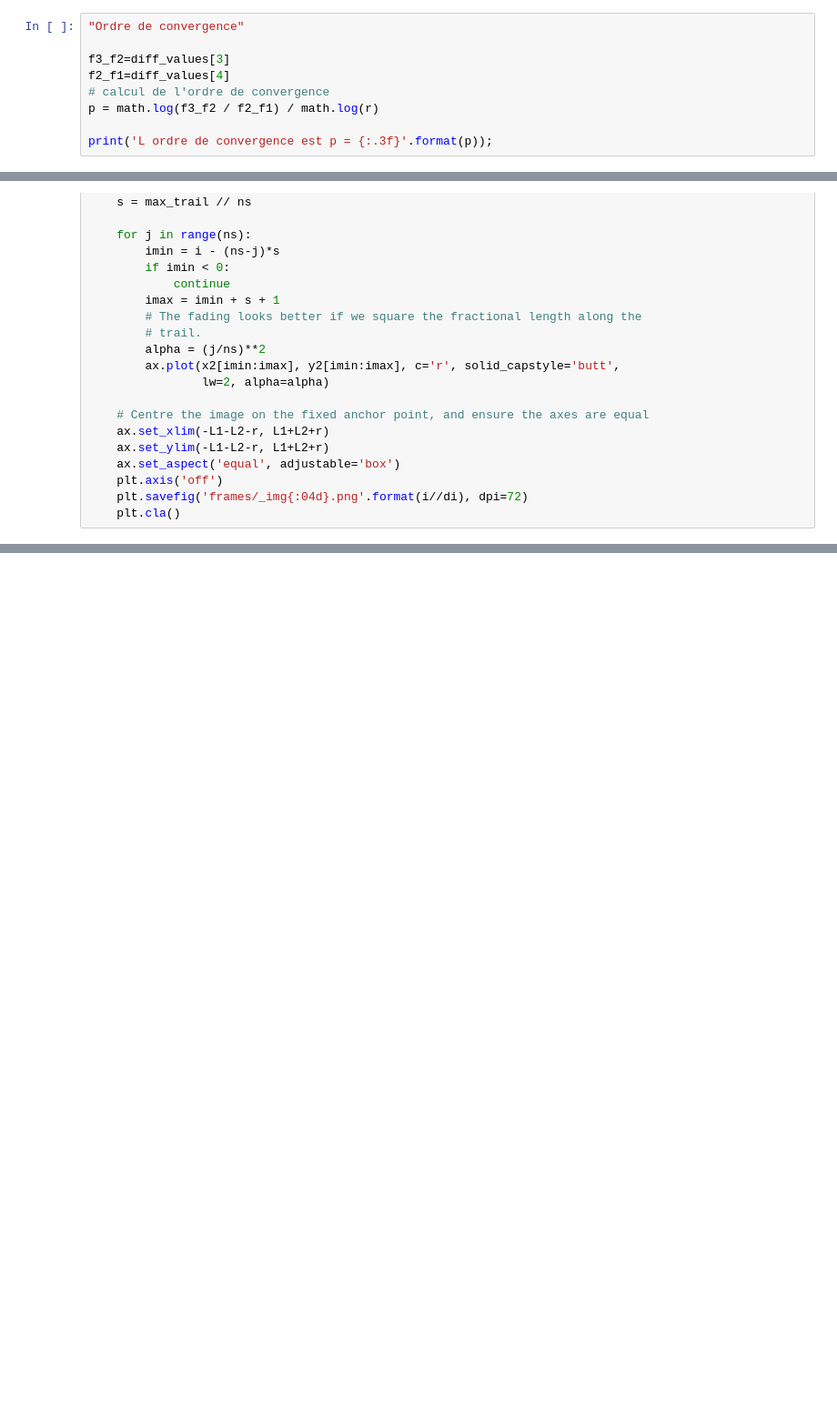
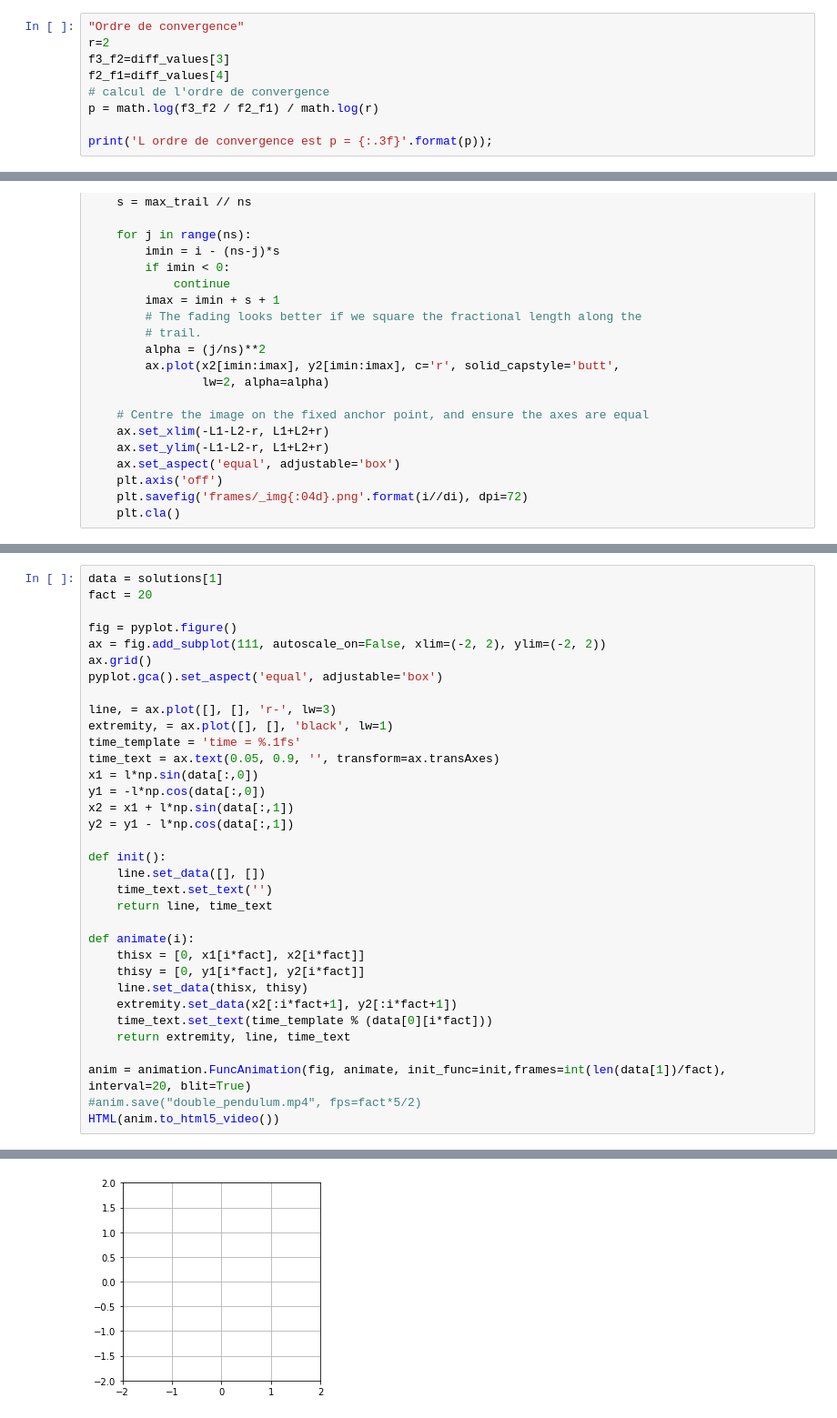
Before and after one commit to luciouw/first_repo-1, a Jupyter notebook: Double_pendule.ipynb, the cells around one changed output, grey strips where cells are left out. Shown at 91% size. Saved outputs shown, nothing was run; the diff lists cells and outputs as text; blank space fills up the shorter version.

Commit message:
toujours animation mais deja mieux

```diff
--- a/Double_pendule.ipynb
+++ b/Double_pendule.ipynb
@@ -300,6 +292,6 @@ De ce fait, nous avons les relations suivantes nous permettant d'avoir une valeu
 # %%
 "Ordre de convergence"
-
+r=2
 f3_f2=diff_values[3]
 f2_f1=diff_values[4]
 # calcul de l'ordre de convergence
@@ -440,0 +440,35 @@ for i in range(0, t.size, di):
+# %%
+data = solutions[1]
+fact = 20
+
+fig = pyplot.figure()
+ax = fig.add_subplot(111, autoscale_on=False, xlim=(-2, 2), ylim=(-2, 2))
+ax.grid()
+pyplot.gca().set_aspect('equal', adjustable='box')
+
+line, = ax.plot([], [], 'r-', lw=3)
+extremity, = ax.plot([], [], 'black', lw=1)
+time_template = 'time = %.1fs'
+time_text = ax.text(0.05, 0.9, '', transform=ax.transAxes)
+x1 = l*np.sin(data[:,0])
+y1 = -l*np.cos(data[:,0])
+x2 = x1 + l*np.sin(data[:,1])
+y2 = y1 - l*np.cos(data[:,1])
+
+def init():
+    line.set_data([], [])
+    time_text.set_text('')
+    return line, time_text
+
+def animate(i):
+    thisx = [0, x1[i*fact], x2[i*fact]]
+    thisy = [0, y1[i*fact], y2[i*fact]]
+    line.set_data(thisx, thisy)
+    extremity.set_data(x2[:i*fact+1], y2[:i*fact+1])
+    time_text.set_text(time_template % (data[0][i*fact]))
+    return extremity, line, time_text
+
+anim = animation.FuncAnimation(fig, animate, init_func=init,frames=int(len(data[1])/fact), interval=20, blit=True)
+#anim.save("double_pendulum.mp4", fps=fact*5/2)
+HTML(anim.to_html5_video())
+# %% [output]
@@ -440,0 +476 @@ for i in range(0, t.size, di):
+[figure, added]
```
Also changed, not shown: parts of 10 cells of this notebook.
